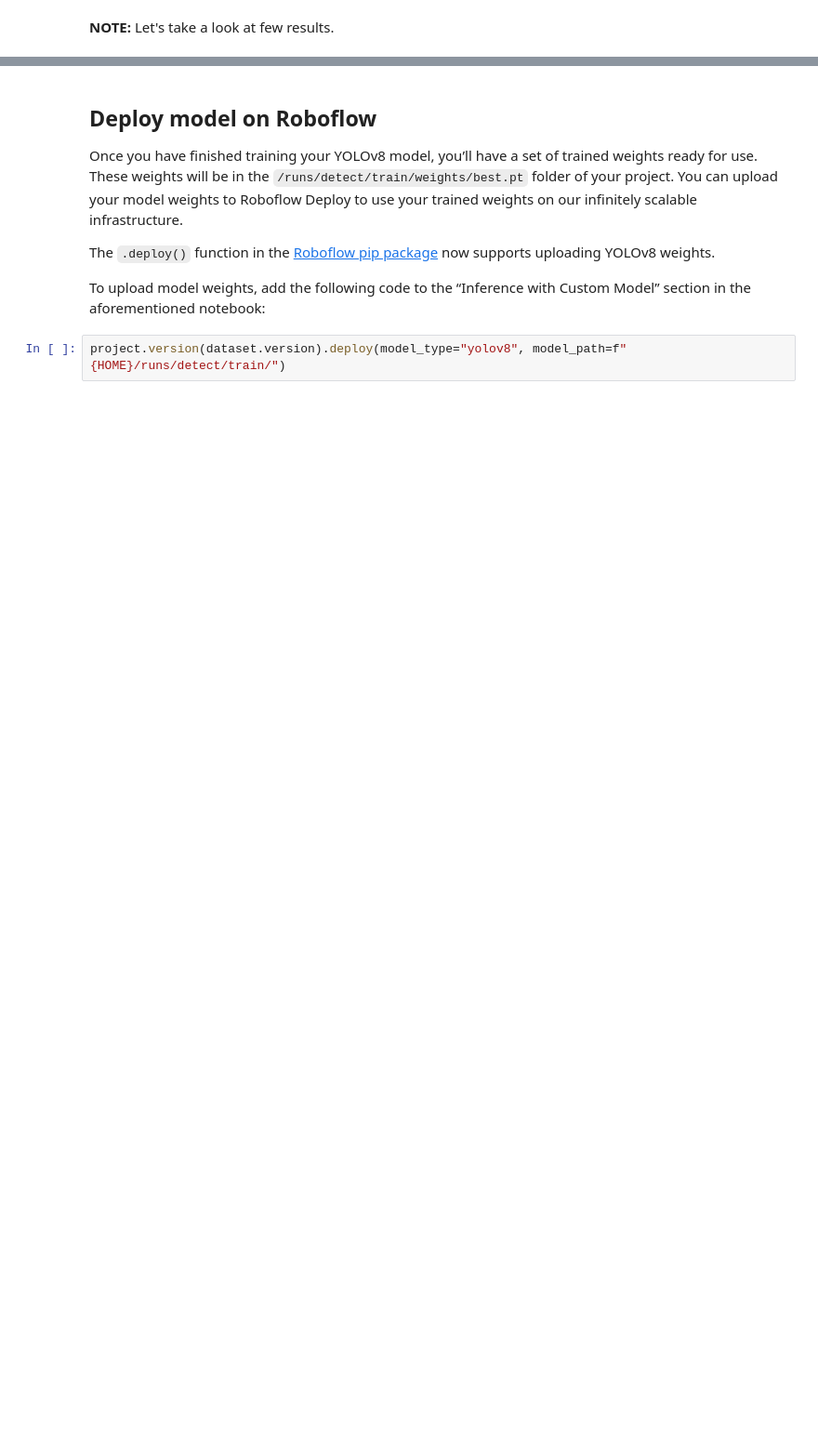
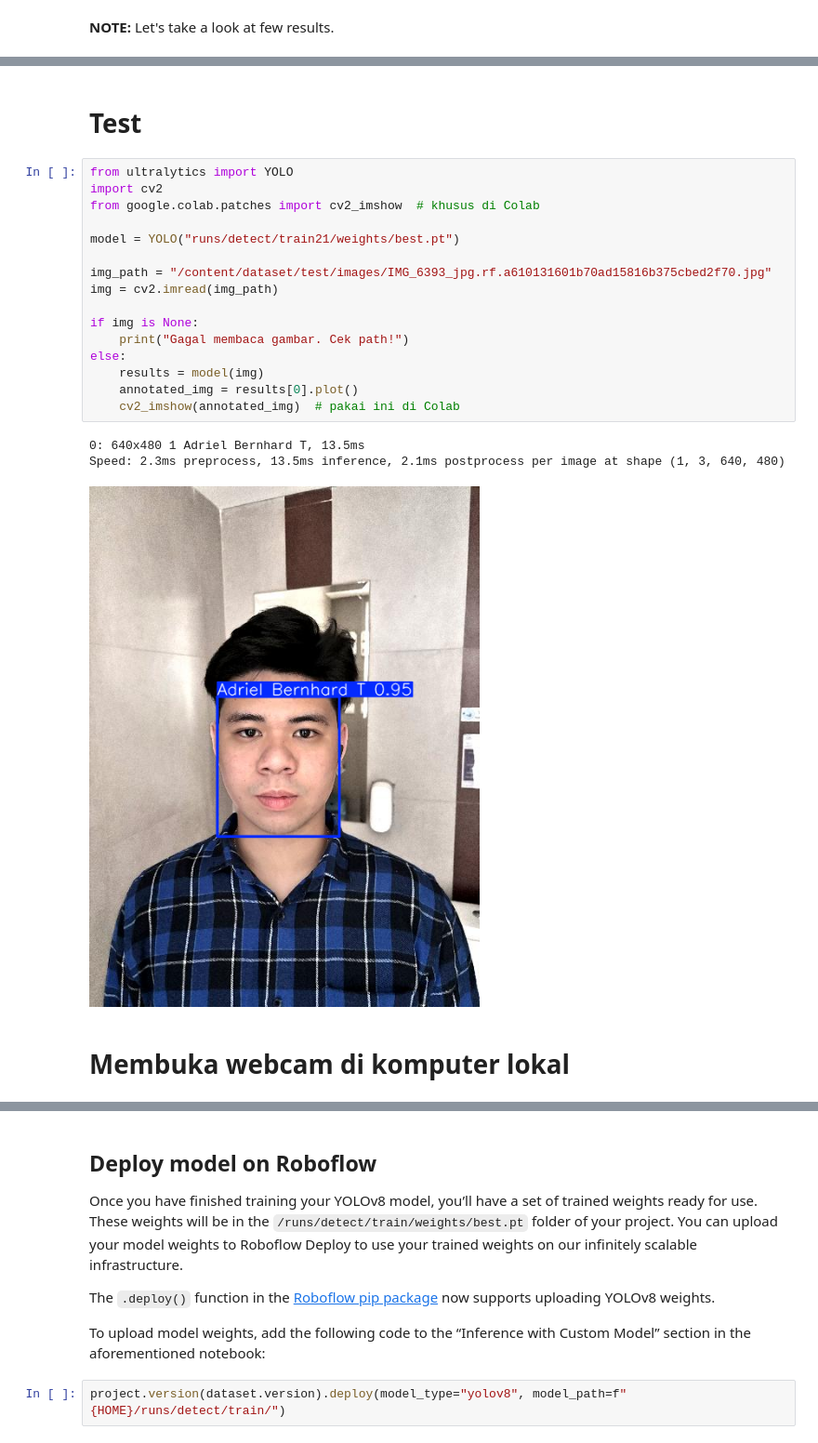
Before and after one commit to KevinKuslin/YOLOv8-OBB, a Jupyter notebook: notebooks/train-yolov8-object-detection-on-custom-dataset.ipynb, the cells around one changed output, grey strips where cells are left out. Shown at 93% size. Cells and saved outputs as stored; diff of their text form; blank space fills up the shorter version.

```diff
--- a/notebooks/train-yolov8-object-detection-on-custom-dataset.ipynb
+++ b/notebooks/train-yolov8-object-detection-on-custom-dataset.ipynb
@@ -339,0 +412,24 @@ for image_path in image_paths:
+# %% [markdown]
+# Test
+# %%
+from ultralytics import YOLO
+import cv2
+from google.colab.patches import cv2_imshow  # khusus di Colab
+
+model = YOLO("runs/detect/train21/weights/best.pt")
+
+img_path = "/content/dataset/test/images/IMG_6393_jpg.rf.a610131601b70ad15816b375cbed2f70.jpg"
+img = cv2.imread(img_path)
+
+if img is None:
+    print("Gagal membaca gambar. Cek path!")
+else:
+    results = model(img)
+    annotated_img = results[0].plot()
+    cv2_imshow(annotated_img)  # pakai ini di Colab
+# %% [output]
+0: 640x480 1 Adriel Bernhard T, 13.5ms
+Speed: 2.3ms preprocess, 13.5ms inference, 2.1ms postprocess per image at shape (1, 3, 640, 480)
+[figure, added]
+# %% [markdown]
+# Membuka webcam di komputer lokal
```
Also changed, not shown: parts of 21 cells of this notebook.
